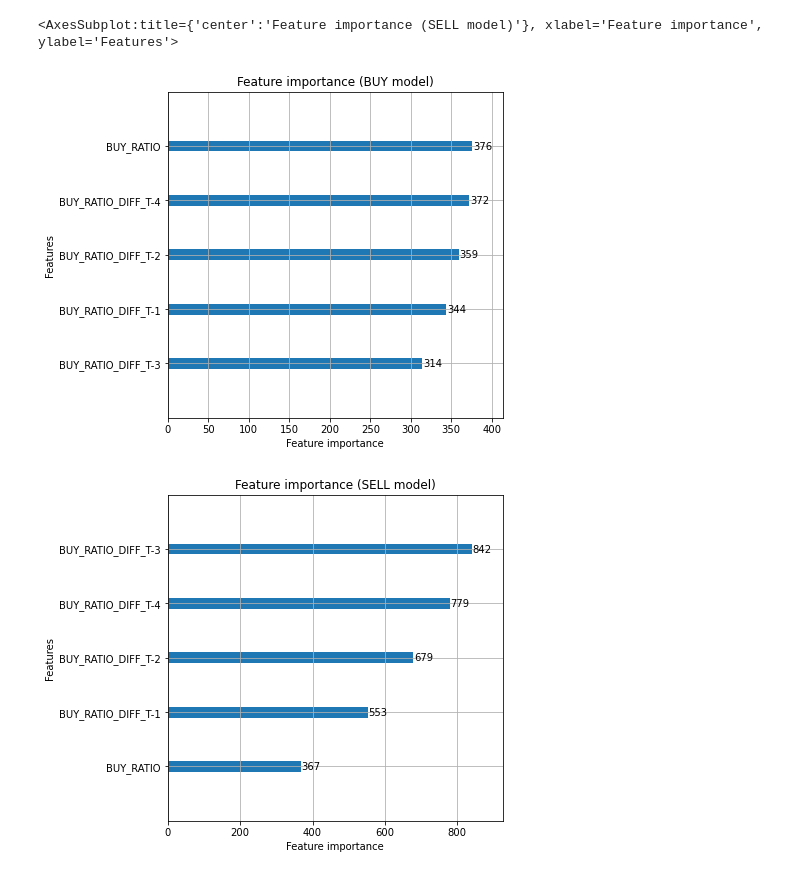
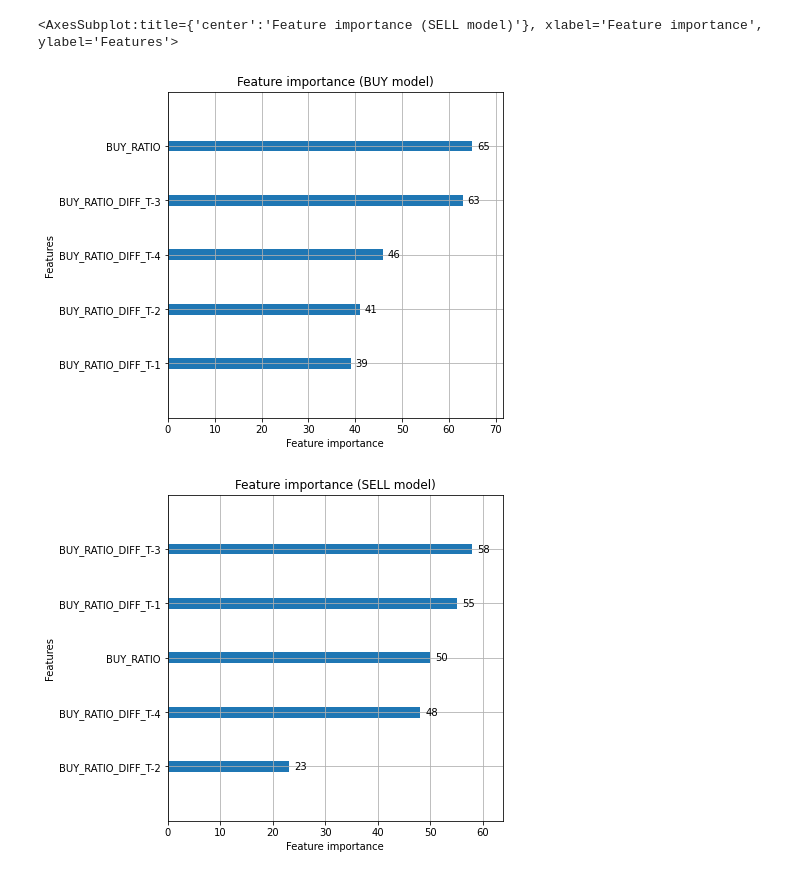
Before and after one commit to WannabeBotter/crypto_misc_jupyter, a Jupyter notebook: richman_dollarbar/richman_dollarbar.ipynb, the cells around one changed output. Drawn from its saved outputs; the diff is of its cells as text; code cells hidden in the pictures.

```diff
--- a/richman_dollarbar/richman_dollarbar.ipynb
+++ b/richman_dollarbar/richman_dollarbar.ipynb
@@ -49,16 +51,12 @@ _pg_config = {
 # TimescaleDBアクセス用のユーティリティオブジェクトを作成
 _dbutil = TimeScaleDBUtil(user = _pg_config['user'], password = _pg_config['password'], host = _pg_config['host'], port = _pg_config['port'], database = _pg_config['database'])
 
-# ドルバー読み込み用の関数
-def load_dollarbar(table_str, from_str, to_str, fee):
-    _sql = f"SELECT * FROM \"{table_str}\" WHERE datetime >= '{from_str}' AND datetime < '{to_str}' ORDER BY dollar_cumsum ASC"
-    df = _dbutil.read_sql_query(sql = _sql)
-    df['fee'] = fee
-    df = df[['datetime', 'open', 'high', 'low', 'close', 'dollar_volume', 'dollar_buy_volume', 'dollar_sell_volume', 'dollar_liquidation_buy_volume', 'dollar_liquidation_sell_volume', 'fee']]
-    df.columns = ['Datetime', 'Open', 'High', 'Low', 'Close', 'dollar_volume', 'dollar_buy_volume', 'dollar_sell_volume', 'dollar_liquidation_buy_volume', 'dollar_liquidation_sell_volume', 'fee']
-    df = df.set_index("Datetime")
-    return df
+# 全区間のドルバーの読み込みと保存
+#df = load_dollarbar('ftx_btc-perp_dollarbar_5000000', '2021-01-01 00:00:00.000+00', '2023-01-01 00:00:00.000+00')
+#df.columns = ['Datetime', 'Open', 'High', 'Low', 'Close', 'dollar_volume', 'dollar_buy_volume', 'dollar_sell_volume', 'dollar_liquidation_buy_volume', 'dollar_liquidation_sell_volume', 'dollar_cumsum', 'dollar_buy_cumsum', 'dollar_sell_cumsum']
+#df['fee'] = 0.02 / 100
+#df.to_pickle('df_ohlcv.pkl')
 
-# 全区間のドルバーの読み込みと保存
-df = load_dollarbar('ftx_btc-perp_dollarbar_5000000', '2021-01-01 00:00:00.000+00', '2023-01-01 00:00:00.000+00', 0.02/100)
-df.to_pickle('df_ohlcv.pkl')
+# 保存しておいたドルバーを読み込み
+df = pd.read_pickle('df_ohlcv.pkl')
+display(df)
@@ -533,6 +545,6 @@ def objective(trial):
 # 以前の学習結果を利用して最適化をスキップ
 # 10_000_000ドルバー : Trial 74 finished with value: 16193.839450781088 and parameters: {'x': 1.4788760220633528}. Best is trial 74 with value: 16193.839450781088
 # 5_000_000ドルバー : Trial 193 finished with value: 7080.370047388982 and parameters: {'x': 2.1472956042094262}. Best is trial 193 with value: 7080.370047388982.
-atr_mux = 0.75
+atr_mux = 1.0
 atr_range = 4
 # %%
@@ -567,6 +579,17 @@ features = sorted([
 #    'LIQUIDATION_SELL_RATIO', 'LIQUIDATION_SELL_RATIO_T-1', 'LIQUIDATION_SELL_RATIO_T-2', 'LIQUIDATION_SELL_RATIO_T-3', 'LIQUIDATION_SELL_RATIO_T-4',
 #    'DELTA_TIME_T-1/T', 'DELTA_TIME_T-2/T', 'DELTA_TIME_T-3/T', 'DELTA_TIME_T-4/T',
 ])
+# %%
+# CPCVのユーティリティ関数
+def cpcv_split(df = None, n_splits = 6, n_test_splits = 2, time_gap = 100, embargo_td = 0):
+    _df = pd.DataFrame(range(0, len(df), 1))
+
+    cpkf = CombPurgedKFoldCV(n_splits = n_splits, n_test_splits = n_test_splits, embargo_td = embargo_td)
+    t1_ = _df.index
+    t1 = pd.Series(t1_).shift(time_gap).fillna(0).astype(int)
+    t2 = pd.Series(t1_).shift(-time_gap).fillna(1e12).astype(int)
+
+    return list(cpkf.split(_df, pred_times=t1, eval_times=t2))
 # %%
 # 固定するLightGBMのパラメータ
 train_fixed_params = {
@@ -730,10 +707,10 @@ p平均 0.19685088174339951
 # %%
-# 特徴量の重要度を表示する
-lgb.plot_importance(model_buy, title='Feature importance (BUY model)', figsize=(6, 6))
-lgb.plot_importance(model_sell, title='Feature importance (SELL model)', figsize=(6, 6))
+# CPCVによって生成されたboosterのうち一つを選んで特徴量の重要度を表示する
+lgb.plot_importance(model_buy.boosters[0], title='Feature importance (BUY model)', figsize=(6, 6))
+lgb.plot_importance(model_sell.boosters[0], title='Feature importance (SELL model)', figsize=(6, 6))
 # %% [output]
 <AxesSubplot:title={'center':'Feature importance (SELL model)'}, xlabel='Feature importance', ylabel='Features'>
-[figure, old version]
+[figure, new version]
-[figure, old version]
+[figure, new version]
 # %%
 # dtreevizを利用した決定木の可視化
```
Also changed, not shown: parts of 12 cells of this notebook, 2 other files.
